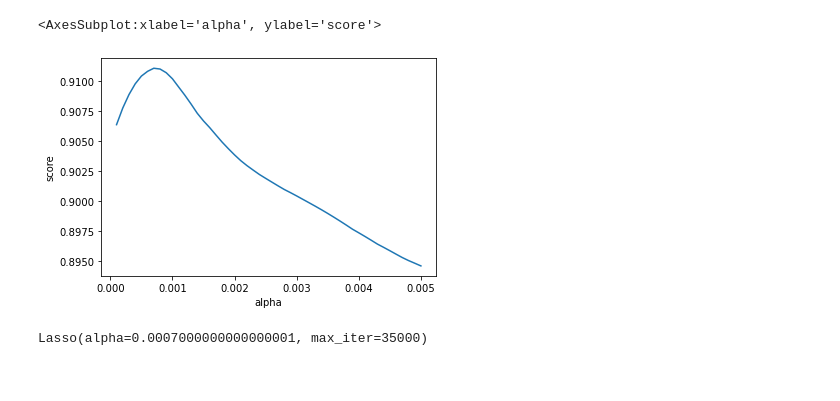
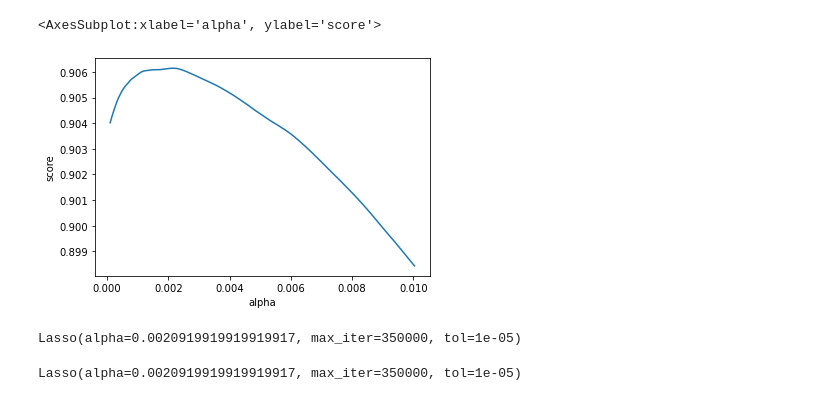
Before and after one commit to DarishSakeesing/ames-predict, a Jupyter notebook: Darish/ModelBuilding.ipynb, the cells around one changed output. Cells and saved outputs as stored; diff of their text form; code cells hidden in the pictures.

Commit message:
improve lasso and added random forest

```diff
--- a/Darish/ModelBuilding.ipynb
+++ b/Darish/ModelBuilding.ipynb
@@ -23,18 +28,15 @@ y = data['Log_SalePrice']
 scalar = StandardScaler()
 X_scaled = scalar.fit_transform(X)
 
-alpha_list = np.linspace(0.0001, 0.1, 1000)
+alpha_list = np.linspace(0.0001, 0.02, 1000)
 results = []
 
 for alpha in alpha_list:
     print(alpha)
-    lasso = Lasso(fit_intercept=True, alpha=alpha, max_iter=35000)
-    score = cross_val_score(lasso, X, y, cv=3).mean()
+    lasso = Lasso(fit_intercept=True, alpha=alpha, max_iter=350000, tol=0.00001)
+    score = cross_val_score(lasso, X_scaled, y, cv=3).mean()
     results.append({'alpha':alpha, 'model': lasso, 'score': score})
 
 resultsDF = pd.DataFrame(results)
-resultsDF = resultsDF.iloc[0:50,]
-
-resultsDF.plot(kind='scatter', x='alpha', y='score')
 # %% [output]
 0.0001
@@ -63,11 +59,15 @@ resultsDF.plot(kind='scatter', x='alpha', y='score')
 # %%
+resultsDF = resultsDF.iloc[0:500,]
 sns.lineplot(data=resultsDF, x="alpha", y="score")
 # %% [output]
 <AxesSubplot:xlabel='alpha', ylabel='score'>
-[figure, old version]
+[figure, new version]
 # %%
 optimal_model = resultsDF['model'][resultsDF['score'] == resultsDF['score'].max()].values[0]
+optimal_model
+# %% [output]
+Lasso(alpha=0.0020919919919919917, max_iter=350000, tol=1e-05)
-# %%
-optimal_model
-# %% [output]
-Lasso(alpha=0.0007000000000000001, max_iter=35000)
+# %%
+optimal_model.fit(X_scaled, y)
+# %% [output]
+Lasso(alpha=0.0020919919919919917, max_iter=350000, tol=1e-05)
```
Also changed, not shown: parts of 25 cells of this notebook.
